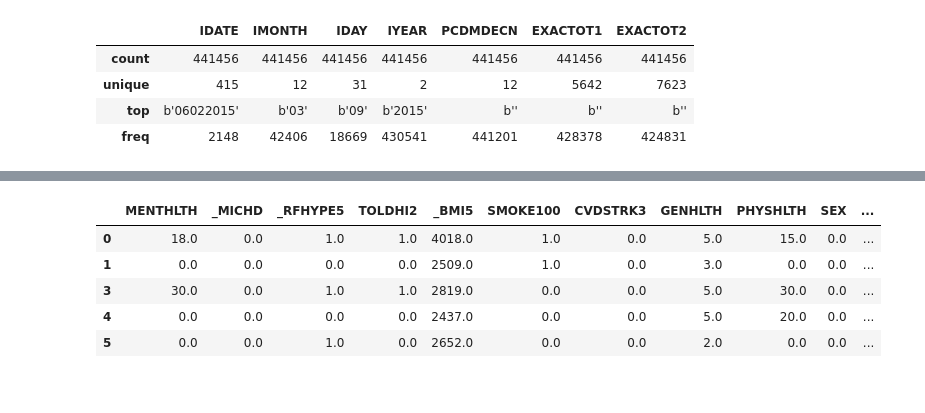
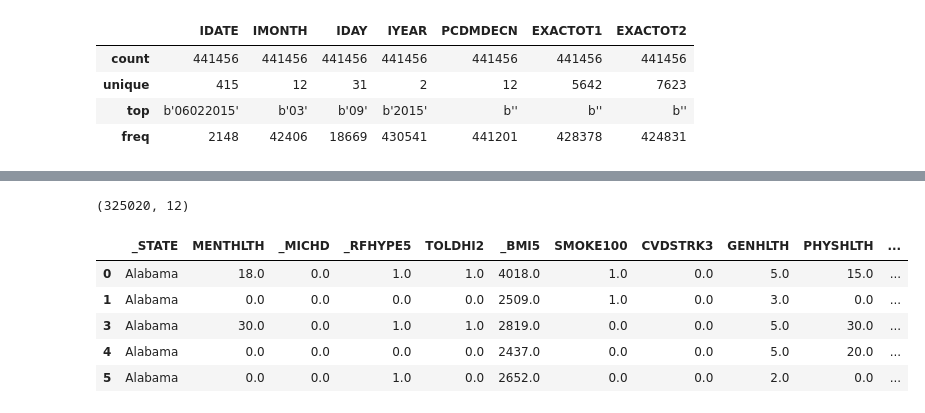
Before and after one commit to UC-Healthcare/Healthcare_Analysis, a Jupyter notebook: BRFSS_analysis_and_cleanup.ipynb, the cells around one changed output, grey strips where cells are left out. Saved outputs shown, nothing was run; the diff lists cells and outputs as text; code cells hidden in the pictures.

```diff
--- a/BRFSS_analysis_and_cleanup.ipynb
+++ b/BRFSS_analysis_and_cleanup.ipynb
@@ -71,6 +71,7 @@ brfss_2015_df.describe(include=["object", "bool"])
 # %%
 # Extract data we care about
 extract_brfss_2015_df = brfss_2015_df[[
+                                   '_STATE', # State FIPS Code
                                    'MENTHLTH', # Now thinking about your mental health, which includes stress, depression, and problems with emotions, for how many days during the past 30 days was your mental health not good?
                                    '_MICHD', # Respondents that have ever reported having coronary heart disease (CHD) or myocardial infarction (MI)
                                    '_RFHYPE5', # Adults who have been told they have high blood pressure by a doctor, nurse, or other health professional
@@ -106,6 +107,10 @@ extract_brfss_2015_df.shape
 # %%
 # Cleanup values using codebook: https://www.cdc.gov/brfss/annual_data/2015/pdf/codebook15_llcp.pdf
 pd.options.mode.chained_assignment = None  # default='warn'
+
+# _STATE column
+# replace numerical value with text value
+extract_brfss_2015_df['_STATE'] = extract_brfss_2015_df['_STATE'].replace({1:"Alabama", 2:"Alaska", 4:"Arizona", 5:"Arkansas", 6:"California", 8:"Colorado", 9:"Connecticut", 10:"Delaware", 11:"District of Columbia", 12:"Florida", 13:"Georgia", 15:"Hawaii", 16:"Idaho", 17:"Illinois", 18:"Indiana", 19:"Iowa", 20:"Kansas", 21:"Kentucky", 22:"Louisiana", 23:"Maine", 24:"Maryland", 25:"Massachusetts", 26:"Michigan", 27:"Minnesota", 28:"Mississippi", 29:"Missouri", 30:"Montana", 31:"Nebraska", 32:"Nevada", 33:"New Hampshire", 34:"New Jersey", 35:"New Mexico", 36:"New Hampshire", 37:"North Carolina", 38:"North Dakota", 39:"Ohio", 40:"Oklahoma", 41:"Oregon", 42:"Pennsylvania", 44:"Rhode Island", 45:"South Carolina", 46:"South Dakota", 47:"Tennessee", 48:"Texas", 49:"Utah", 50:"Vermont", 51:"Virginia", 53:"Washington", 54:"West Virginia", 55:"Wisconsin", 56:"Wyoming", 66:"Guam", 72:"Puerto Rico"})
 
 # MENTHLTH column
 # change value 88 ("none") to 0
@@ -148,39 +153,41 @@ extract_brfss_2015_df = extract_brfss_2015_df[extract_brfss_2015_df.SMOKE100 !=
 # remove 7 ("Don’t know/Not Sure")
 # remove 9 ("Refused")
 extract_brfss_2015_df['CVDSTRK3'] = extract_brfss_2015_df['CVDSTRK3'].replace({2:0})
 extract_brfss_2015_df = extract_brfss_2015_df[extract_brfss_2015_df.CVDSTRK3 != 7]
 extract_brfss_2015_df = extract_brfss_2015_df[extract_brfss_2015_df.CVDSTRK3 != 9]
 
 # GENHLTH column
 # remove 7 ("Don’t know/Not Sure")
 # remove 9 ("Refused")
 extract_brfss_2015_df = extract_brfss_2015_df[extract_brfss_2015_df.GENHLTH != 7]
 extract_brfss_2015_df = extract_brfss_2015_df[extract_brfss_2015_df.GENHLTH != 9]
 
 # PHYSHLTH column
 # change 88 ("None") to 0
 # remove 77 ("Don’t know/Not Sure")
 # remove 99 ("Refused")
 extract_brfss_2015_df['PHYSHLTH'] = extract_brfss_2015_df['PHYSHLTH'].replace({88:0})
 extract_brfss_2015_df = extract_brfss_2015_df[extract_brfss_2015_df.PHYSHLTH != 77]
 extract_brfss_2015_df = extract_brfss_2015_df[extract_brfss_2015_df.PHYSHLTH != 99]
 
 # SEX column
 # change 2 ("Female") to 0, because "Male" is already 1
 extract_brfss_2015_df['SEX'] = extract_brfss_2015_df['SEX'].replace({2:0})
 
 # _AGEG5YR column
 # remove 14 ("Don't know/Refused/Missing")
 extract_brfss_2015_df = extract_brfss_2015_df[extract_brfss_2015_df._AGEG5YR != 14]
 
+print (extract_brfss_2015_df.shape)
 extract_brfss_2015_df.head()
 # %% [output]
+(325020, 12)
-|  | MENTHLTH | _MICHD | _RFHYPE5 | TOLDHI2 | _BMI5 | SMOKE100 | CVDSTRK3 | GENHLTH | PHYSHLTH | SEX | ... |
-| 0 | 18.0 | 0.0 | 1.0 | 1.0 | 4018.0 | 1.0 | 0.0 | 5.0 | 15.0 | 0.0 | ... |
-| 1 | 0.0 | 0.0 | 0.0 | 0.0 | 2509.0 | 1.0 | 0.0 | 3.0 | 0.0 | 0.0 | ... |
-| 3 | 30.0 | 0.0 | 1.0 | 1.0 | 2819.0 | 0.0 | 0.0 | 5.0 | 30.0 | 0.0 | ... |
-| 4 | 0.0 | 0.0 | 0.0 | 0.0 | 2437.0 | 0.0 | 0.0 | 5.0 | 20.0 | 0.0 | ... |
-| 5 | 0.0 | 0.0 | 1.0 | 0.0 | 2652.0 | 0.0 | 0.0 | 2.0 | 0.0 | 0.0 | ... |
+|  | _STATE | MENTHLTH | _MICHD | _RFHYPE5 | TOLDHI2 | _BMI5 | SMOKE100 | CVDSTRK3 | GENHLTH | PHYSHLTH | ... |
+| 0 | Alabama | 18.0 | 0.0 | 1.0 | 1.0 | 4018.0 | 1.0 | 0.0 | 5.0 | 15.0 | ... |
+| 1 | Alabama | 0.0 | 0.0 | 0.0 | 0.0 | 2509.0 | 1.0 | 0.0 | 3.0 | 0.0 | ... |
+| 3 | Alabama | 30.0 | 0.0 | 1.0 | 1.0 | 2819.0 | 0.0 | 0.0 | 5.0 | 30.0 | ... |
+| 4 | Alabama | 0.0 | 0.0 | 0.0 | 0.0 | 2437.0 | 0.0 | 0.0 | 5.0 | 20.0 | ... |
+| 5 | Alabama | 0.0 | 0.0 | 1.0 | 0.0 | 2652.0 | 0.0 | 0.0 | 2.0 | 0.0 | ... |
 # %%
 # Cleanup column names
 extract_brfss_2015_df = extract_brfss_2015_df.rename(columns = {
```
Also changed, not shown: parts of 4 cells of this notebook, 1 other file.
